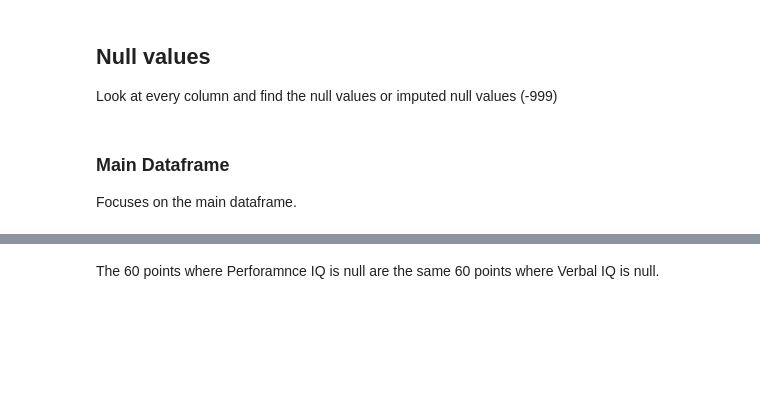
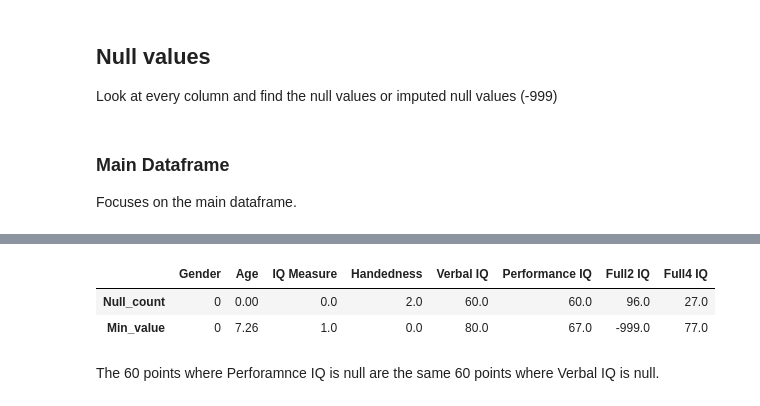
Before and after one commit to tdaug6/Deep-Learning-Methods-to-Predict-Disease-in-Brain-Images, a Jupyter notebook: Notebooks/2023.6.30-Phenotypic_EDA.ipynb, the cells around one changed output, grey strips where cells are left out. Saved outputs shown, nothing was run; the diff lists cells and outputs as text; code cells hidden in the pictures; blank space fills up the shorter version.

```diff
--- a/Notebooks/2023.6.30-Phenotypic_EDA.ipynb
+++ b/Notebooks/2023.6.30-Phenotypic_EDA.ipynb
@@ -299,3 +190,17 @@ min(df_pheno_filtered['Performance IQ'])
+# %%
+null_values = dict()
+numeric_cols = ['Gender', 'Age', 'IQ Measure', 'Handedness',
+                'Verbal IQ', 'Performance IQ', 'Full2 IQ', 'Full4 IQ']
+
+for col in numeric_cols:
+    null_values[col] = (df_pheno_filtered[col].isnull().sum(), df_pheno_filtered[col].min())
+
+df_null_values = pd.DataFrame(data=null_values, index=['Null_count', 'Min_value'])
+df_null_values.head()
+# %% [output]
+|  | Gender | Age | IQ Measure | Handedness | Verbal IQ | Performance IQ | Full2 IQ | Full4 IQ |
+| Null_count | 0 | 0.00 | 0.0 | 2.0 | 60.0 | 60.0 | 96.0 | 27.0 |
+| Min_value | 0 | 7.26 | 1.0 | 0.0 | 80.0 | 67.0 | -999.0 | 77.0 |
 # %% [markdown]
 The 60 points where Perforamnce IQ is null are the same 60 points where Verbal IQ is null.
 # %%
```
Also changed, not shown: parts of 45 cells of this notebook, 5 other files.
